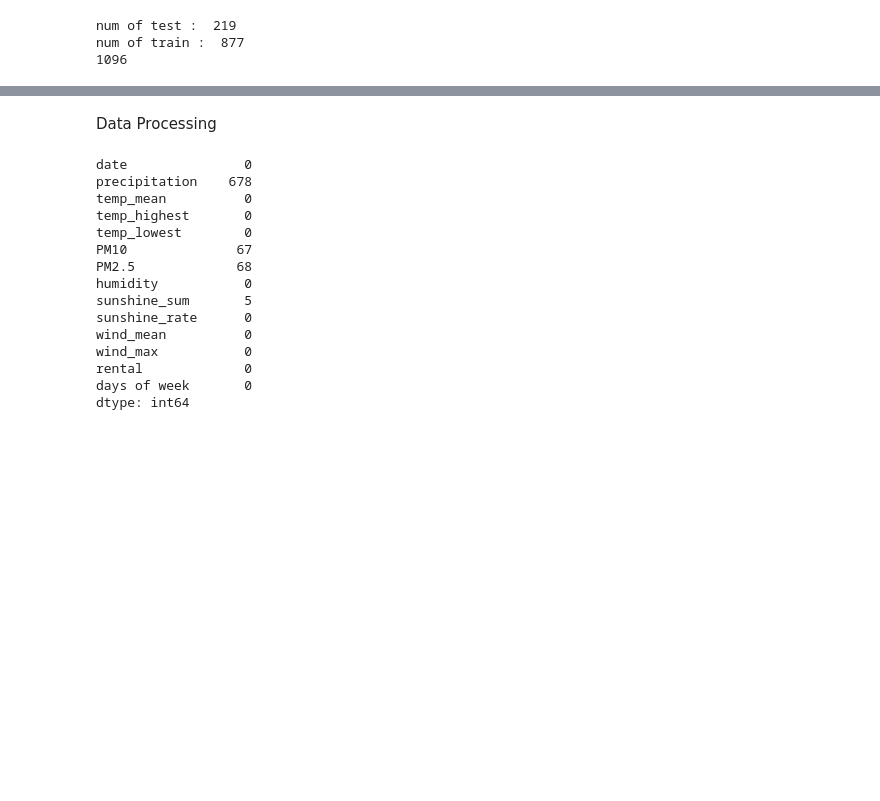
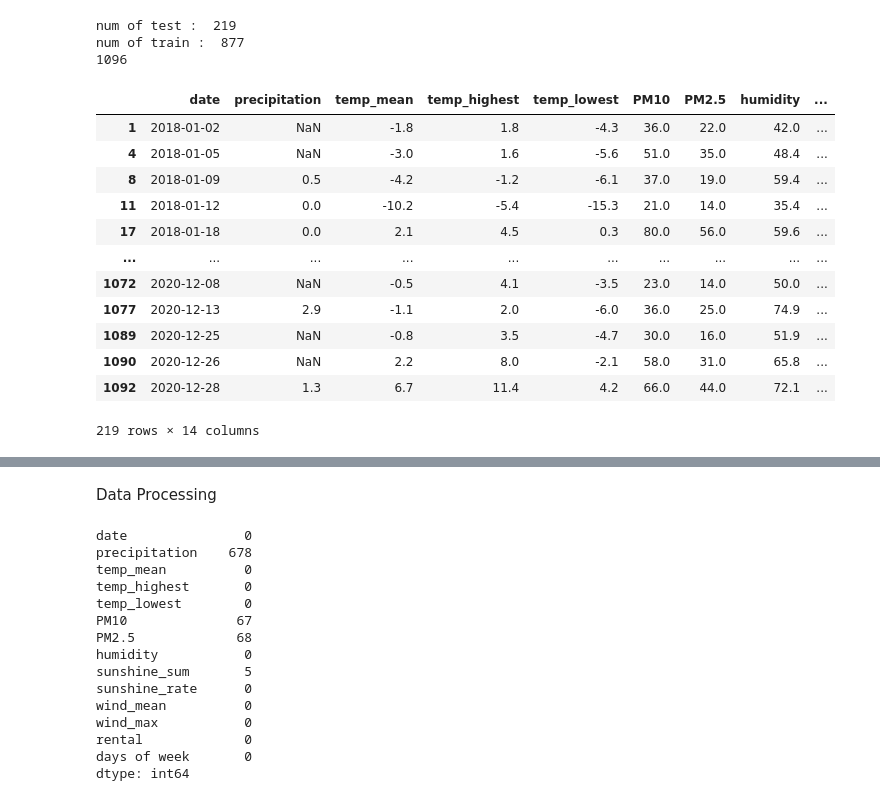
Before and after one commit to ParkJun-Yeong/2022DACON-bike, a Jupyter notebook: preprocessing.ipynb, the cells around one changed output, grey strips where cells are left out. Drawn from its saved outputs; the diff is of its cells as text; code cells hidden in the pictures; blank space fills up the shorter version.

```diff
--- a/preprocessing.ipynb
+++ b/preprocessing.ipynb
@@ -111,6 +111,10 @@ for i in test_list:
 test_df = new_df[new_df['test_set'] == 1] # test data
 train_df = new_df[new_df['test_set'] == 0] # train data
 
+test_df = test_df.drop(['test_set'], axis=1)
+train_df = train_df.drop(['test_set'], axis=1)
+
+
 print('num of test : ',test_df.shape[0])
 print('num of train : ',train_df.shape[0])
 print(test_df.shape[0] + train_df.shape[0])
@@ -118,3 +122,19 @@ print(test_df.shape[0] + train_df.shape[0])
 num of test :  219
 num of train :  877
 1096
+# %%
+test_df
+# %% [output]
+|  | date | precipitation | temp_mean | temp_highest | temp_lowest | PM10 | PM2.5 | humidity | ... |
+| 1 | 2018-01-02 | NaN | -1.8 | 1.8 | -4.3 | 36.0 | 22.0 | 42.0 | ... |
+| 4 | 2018-01-05 | NaN | -3.0 | 1.6 | -5.6 | 51.0 | 35.0 | 48.4 | ... |
+| 8 | 2018-01-09 | 0.5 | -4.2 | -1.2 | -6.1 | 37.0 | 19.0 | 59.4 | ... |
+| 11 | 2018-01-12 | 0.0 | -10.2 | -5.4 | -15.3 | 21.0 | 14.0 | 35.4 | ... |
+| 17 | 2018-01-18 | 0.0 | 2.1 | 4.5 | 0.3 | 80.0 | 56.0 | 59.6 | ... |
+| ... | ... | ... | ... | ... | ... | ... | ... | ... | ... |
+| 1072 | 2020-12-08 | NaN | -0.5 | 4.1 | -3.5 | 23.0 | 14.0 | 50.0 | ... |
+| 1077 | 2020-12-13 | 2.9 | -1.1 | 2.0 | -6.0 | 36.0 | 25.0 | 74.9 | ... |
+| 1089 | 2020-12-25 | NaN | -0.8 | 3.5 | -4.7 | 30.0 | 16.0 | 51.9 | ... |
+| 1090 | 2020-12-26 | NaN | 2.2 | 8.0 | -2.1 | 58.0 | 31.0 | 65.8 | ... |
+| 1092 | 2020-12-28 | 1.3 | 6.7 | 11.4 | 4.2 | 66.0 | 44.0 | 72.1 | ... |
+219 rows × 14 columns
```
Also changed, not shown: parts of 5 cells of this notebook.
